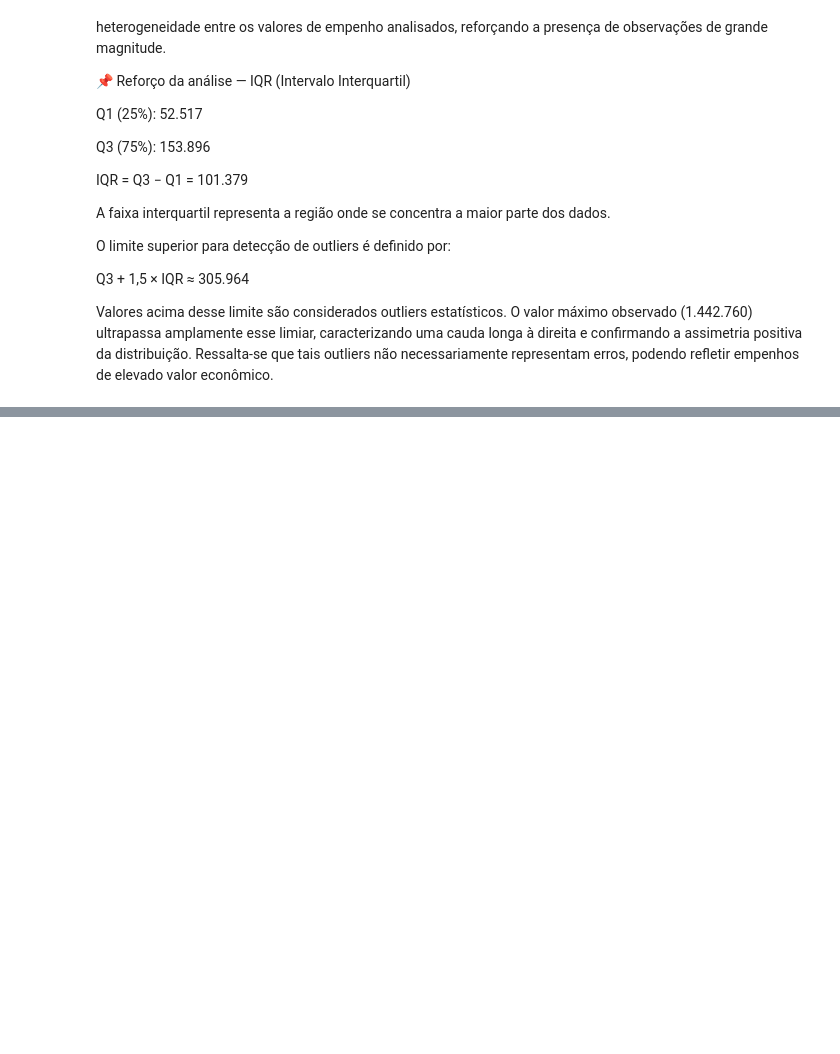
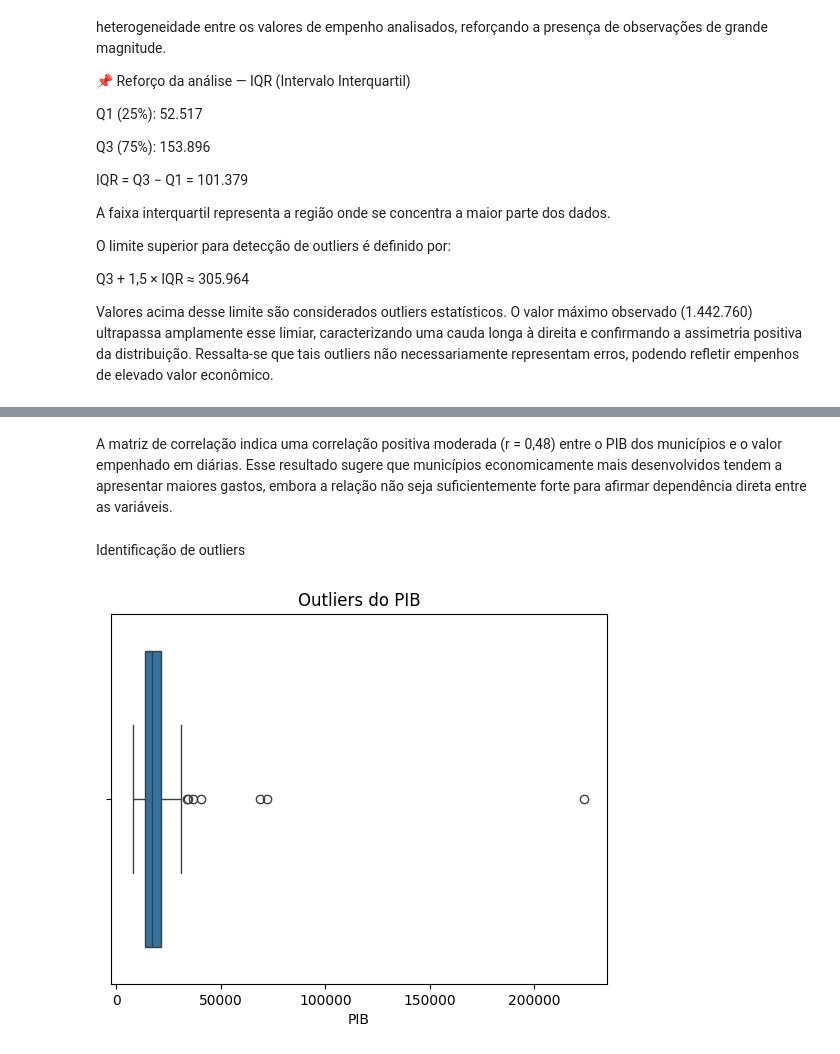
Before and after one commit to RobsBomfim/analise-empenho-pib-municipios-rs, a Jupyter notebook: notebooks/eda_empenho_pib.ipynb, the cells around one changed output, grey strips where cells are left out. Cells and saved outputs as stored; diff of their text form; code cells hidden in the pictures; blank space fills up the shorter version.

```diff
--- a/notebooks/eda_empenho_pib.ipynb
+++ b/notebooks/eda_empenho_pib.ipynb
@@ -217,0 +245,10 @@ plt.show()
+# %% [markdown]
+A matriz de correlação indica uma correlação positiva moderada (r = 0,48) entre o PIB dos municípios e o valor empenhado em diárias. Esse resultado sugere que municípios economicamente mais desenvolvidos tendem a apresentar maiores gastos, embora a relação não seja suficientemente forte para afirmar dependência direta entre as variáveis.
+# %% [markdown]
+Identificação de outliers
+# %%
+sns.boxplot(x=dataset['PIB'])
+plt.title("Outliers do PIB")
+plt.show()
+# %% [output]
+[figure, added]
```
Also changed, not shown: parts of 11 cells of this notebook.
